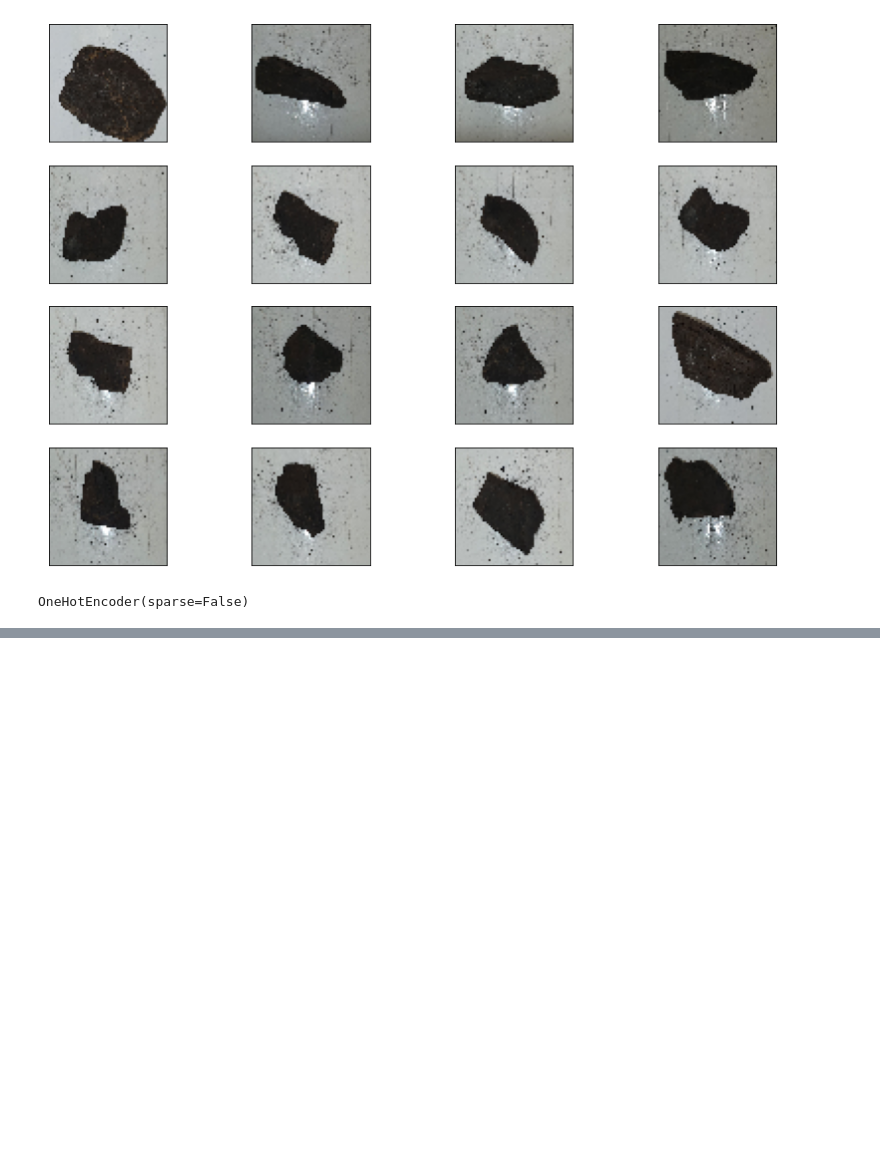
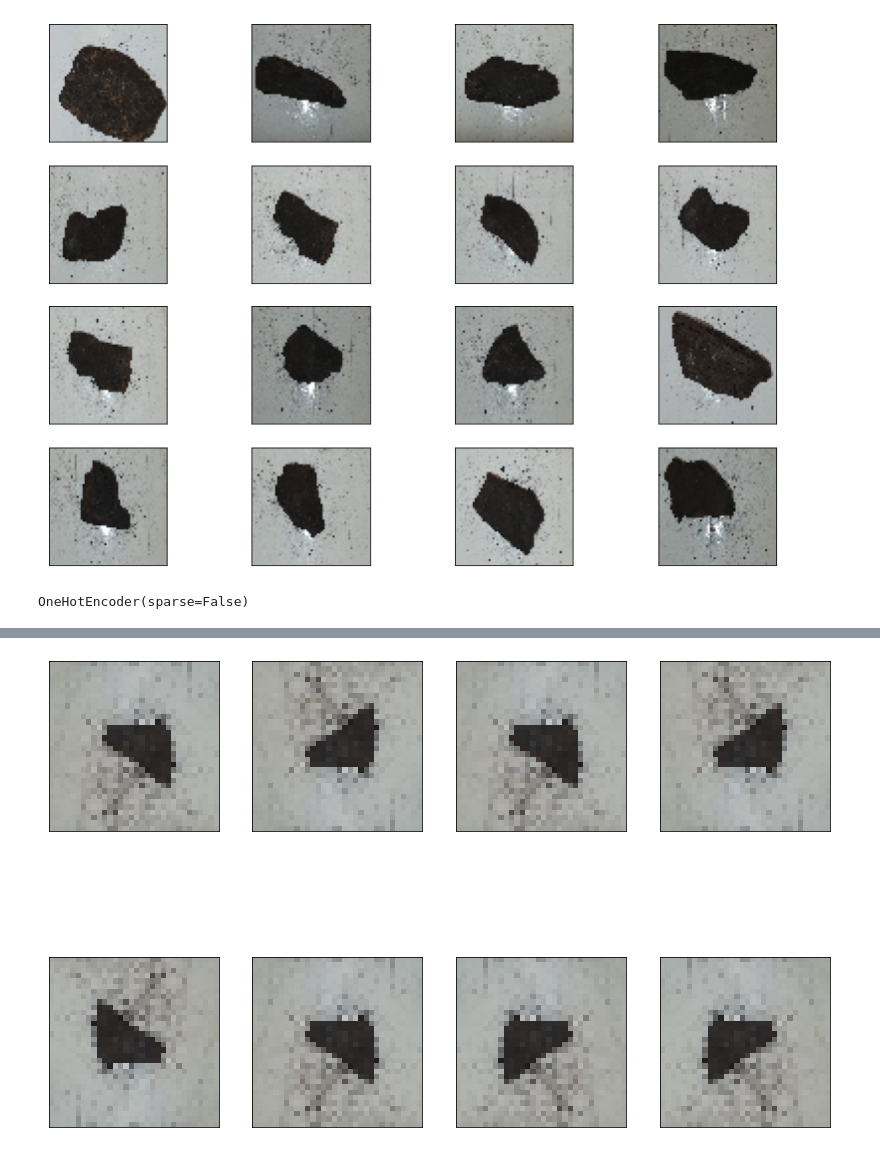
Before and after one commit to hykhhijk/Rock-classifier, a Jupyter notebook: Augmentation.ipynb, the cells around one changed output, grey strips where cells are left out. Cells and saved outputs as stored; diff of their text form; code cells hidden in the pictures; blank space fills up the shorter version.

```diff
--- a/Augmentation.ipynb
+++ b/Augmentation.ipynb
@@ -34,0 +64,6 @@ OneHotEncoder(sparse=False)
+# %%
+transform_fiip = A.Compose([
+    A.Resize(32, 32),
+    A.HorizontalFlip(p=0.5),
+    A.VerticalFlip(p=0.5),
+])
@@ -34,0 +83,13 @@ OneHotEncoder(sparse=False)
+# %%
+temp=[]
+for _ in range(8):
+    temp.append(transform_fiip(image=X_train[0])["image"])
+# %%
+fig = plt.figure(figsize=(14, 10))
+for i in range(1, 9):
+    ax = plt.subplot(2, 4, i)
+    ax.axes.xaxis.set_visible(False)
+    ax.axes.yaxis.set_visible(False)
+    plt.imshow(temp[i-1])
+# %% [output]
+[figure, added]
```
Also changed, not shown: parts of 53 cells of this notebook.
